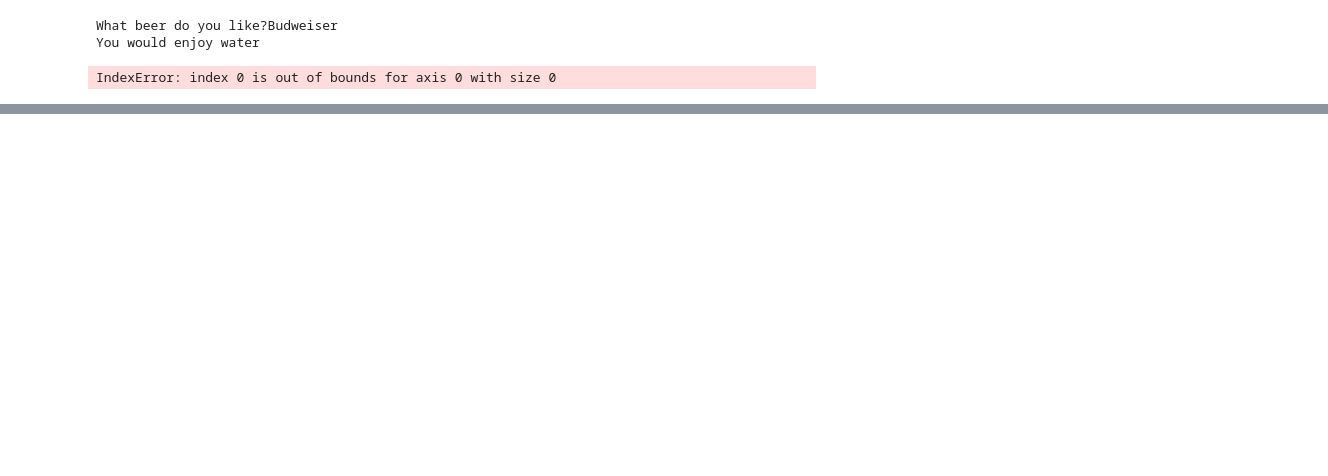
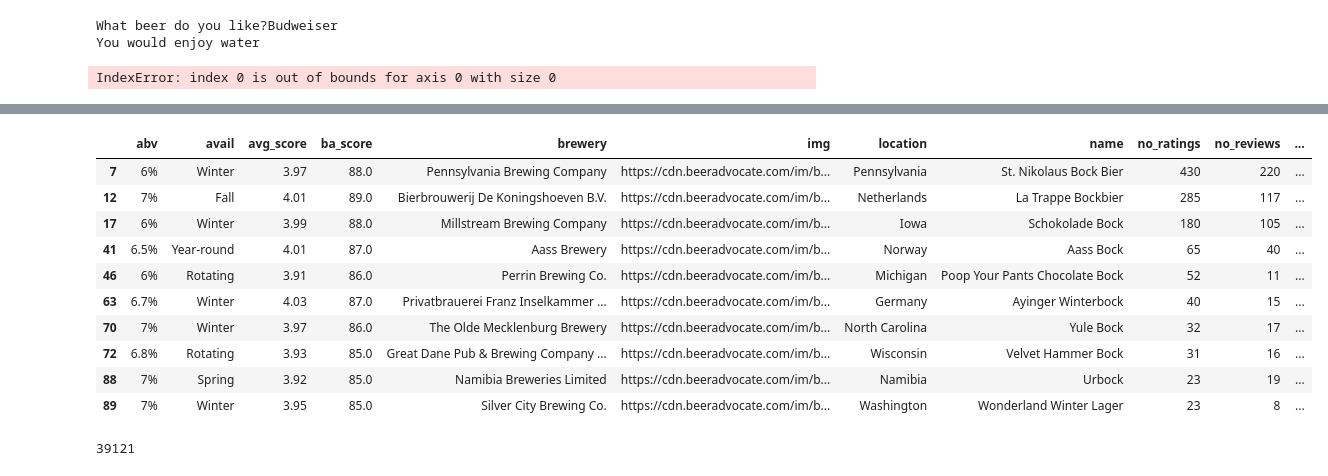
Before and after one commit to ssmithie/beer_recommender, a Jupyter notebook: Data_cleaning.ipynb, the cells around one changed output, grey strips where cells are left out. Cells and saved outputs as stored; diff of their text form; code cells hidden in the pictures; blank space fills up the shorter version.

```diff
--- a/Data_cleaning.ipynb
+++ b/Data_cleaning.ipynb
@@ -636,0 +679,16 @@ IndexError: index 0 is out of bounds for axis 0 with size 0
+# %%
+pd.options.display.max_rows = 999
+# %%
+sm_df_full.head(10)
+# %% [output]
+|  | abv | avail | avg_score | ba_score | brewery | img | location | name | no_ratings | no_reviews | ... |
+| 7 | 6% | Winter | 3.97 | 88.0 | Pennsylvania Brewing Company | https://cdn.beeradvocate.com/im/b... | Pennsylvania | St. Nikolaus Bock Bier | 430 | 220 | ... |
+| 12 | 7% | Fall | 4.01 | 89.0 | Bierbrouwerij De Koningshoeven B.V. | https://cdn.beeradvocate.com/im/b... | Netherlands | La Trappe Bockbier | 285 | 117 | ... |
+| 17 | 6% | Winter | 3.99 | 88.0 | Millstream Brewing Company | https://cdn.beeradvocate.com/im/b... | Iowa | Schokolade Bock | 180 | 105 | ... |
+| 41 | 6.5% | Year-round | 4.01 | 87.0 | Aass Brewery | https://cdn.beeradvocate.com/im/b... | Norway | Aass Bock | 65 | 40 | ... |
+| 46 | 6% | Rotating | 3.91 | 86.0 | Perrin Brewing Co. | https://cdn.beeradvocate.com/im/b... | Michigan | Poop Your Pants Chocolate Bock | 52 | 11 | ... |
+| 63 | 6.7% | Winter | 4.03 | 87.0 | Privatbrauerei Franz Inselkammer ... | https://cdn.beeradvocate.com/im/b... | Germany | Ayinger Winterbock | 40 | 15 | ... |
+| 70 | 7% | Winter | 3.97 | 86.0 | The Olde Mecklenburg Brewery | https://cdn.beeradvocate.com/im/b... | North Carolina | Yule Bock | 32 | 17 | ... |
+| 72 | 6.8% | Rotating | 3.93 | 85.0 | Great Dane Pub & Brewing Company ... | https://cdn.beeradvocate.com/im/b... | Wisconsin | Velvet Hammer Bock | 31 | 16 | ... |
+| 88 | 7% | Spring | 3.92 | 85.0 | Namibia Breweries Limited | https://cdn.beeradvocate.com/im/b... | Namibia | Urbock | 23 | 19 | ... |
+| 89 | 7% | Winter | 3.95 | 85.0 | Silver City Brewing Co. | https://cdn.beeradvocate.com/im/b... | Washington | Wonderland Winter Lager | 23 | 8 | ... |
@@ -636,0 +697,4 @@ IndexError: index 0 is out of bounds for axis 0 with size 0
+# %%
+len(beer_names)
+# %% [output]
+39121
```
Also changed, not shown: parts of 25 cells of this notebook, 4 other files.
